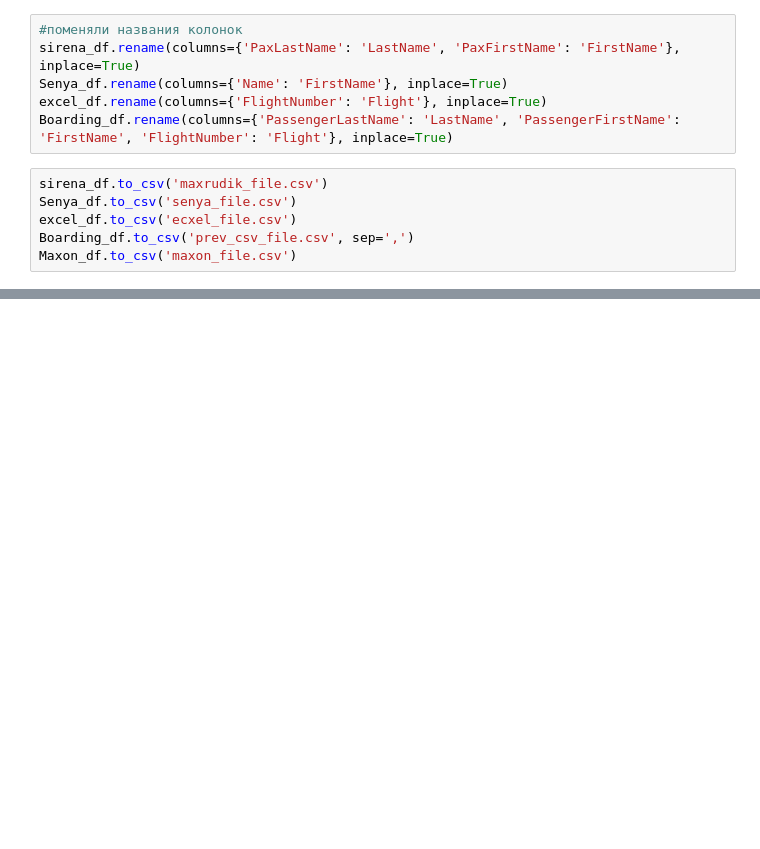
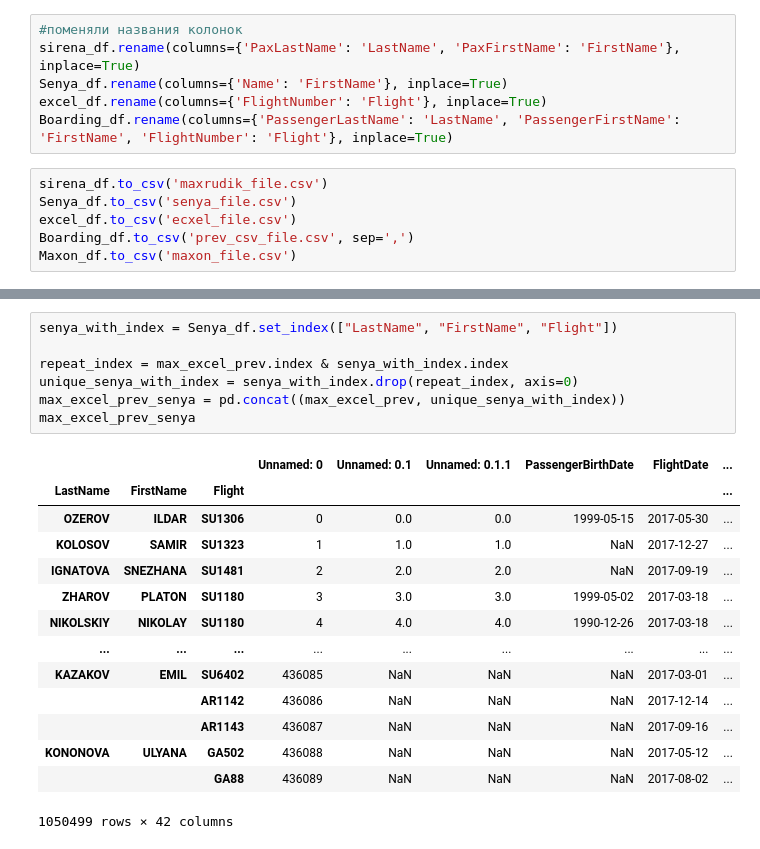
Before and after one commit to MaximAndryushin/data-science-bhw, a Jupyter notebook: main.ipynb, the cells around one changed output, grey strips where cells are left out. Drawn from its saved outputs; the diff is of its cells as text; blank space fills up the shorter version.

```diff
--- a/main.ipynb
+++ b/main.ipynb
@@ -265,0 +356,22 @@ Boarding_df.head(20)
+# %%
+senya_with_index = Senya_df.set_index(["LastName", "FirstName", "Flight"])
+
+repeat_index = max_excel_prev.index & senya_with_index.index
+unique_senya_with_index = senya_with_index.drop(repeat_index, axis=0)
+max_excel_prev_senya = pd.concat((max_excel_prev, unique_senya_with_index))
+max_excel_prev_senya
+# %% [output]
+|  |  |  | Unnamed: 0 | Unnamed: 0.1 | Unnamed: 0.1.1 | PassengerBirthDate | FlightDate | ... |
+| LastName | FirstName | Flight |  |  |  |  |  | ... |
+| OZEROV | ILDAR | SU1306 | 0 | 0.0 | 0.0 | 1999-05-15 | 2017-05-30 | ... |
+| KOLOSOV | SAMIR | SU1323 | 1 | 1.0 | 1.0 | NaN | 2017-12-27 | ... |
+| IGNATOVA | SNEZHANA | SU1481 | 2 | 2.0 | 2.0 | NaN | 2017-09-19 | ... |
+| ZHAROV | PLATON | SU1180 | 3 | 3.0 | 3.0 | 1999-05-02 | 2017-03-18 | ... |
+| NIKOLSKIY | NIKOLAY | SU1180 | 4 | 4.0 | 4.0 | 1990-12-26 | 2017-03-18 | ... |
+| ... | ... | ... | ... | ... | ... | ... | ... | ... |
+| KAZAKOV | EMIL | SU6402 | 436085 | NaN | NaN | NaN | 2017-03-01 | ... |
+|  |  | AR1142 | 436086 | NaN | NaN | NaN | 2017-12-14 | ... |
+|  |  | AR1143 | 436087 | NaN | NaN | NaN | 2017-09-16 | ... |
+| KONONOVA | ULYANA | GA502 | 436088 | NaN | NaN | NaN | 2017-05-12 | ... |
+|  |  | GA88 | 436089 | NaN | NaN | NaN | 2017-08-02 | ... |
+1050499 rows × 42 columns
```
Also changed, not shown: parts of 34 cells of this notebook.
